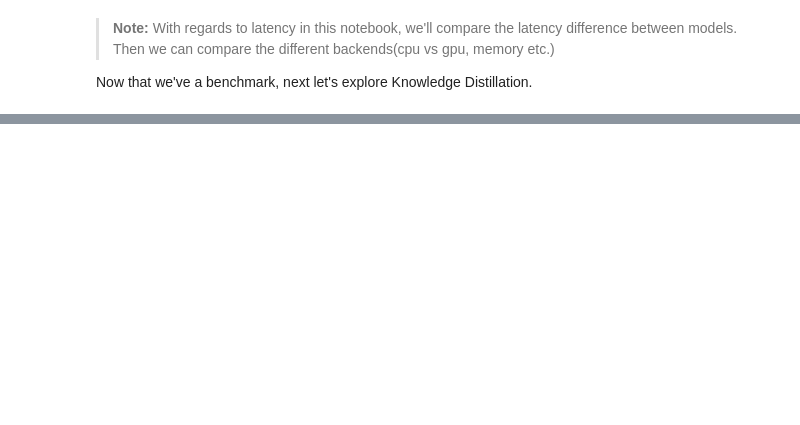
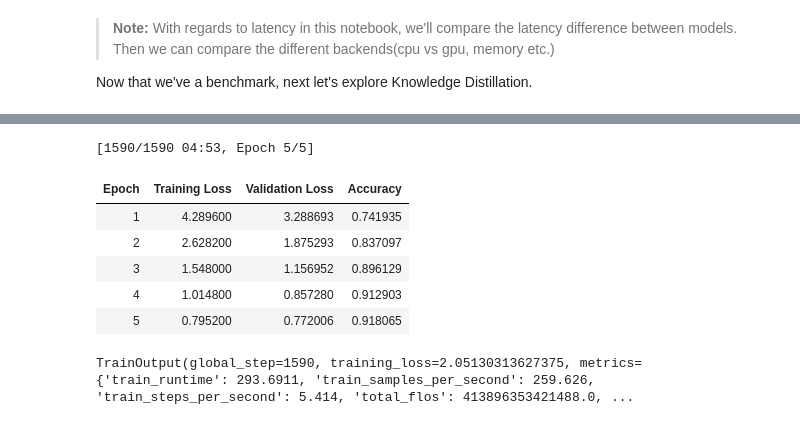
Before and after one commit to JpChii/nlp-with-hugging-face, a Jupyter notebook: notebooks/8-Making-transformers-efficient-in-production.ipynb, the cells around one changed output, grey strips where cells are left out. Cells and saved outputs as stored; diff of their text form; code cells hidden in the pictures; blank space fills up the shorter version.

```diff
--- a/notebooks/8-Making-transformers-efficient-in-production.ipynb
+++ b/notebooks/8-Making-transformers-efficient-in-production.ipynb
@@ -403,0 +602,14 @@ We already have a fine-tuned BERT model, let's use knowledge distillation to fin
+# %%
+# Let's create a config for student model
+id2label = pipe.model.config.id2label
+label2id = pipe.model.config.label2id
+num_labels = intents.num_classes
+
+from transformers import AutoConfig
+student_config = AutoConfig.from_pretrained(
+  student_ckpt,
+  num_labels=num_labels,
+  id2label=id2label,
+  label2id=label2id,
+)
+vars(student_config)
@@ -403,0 +652,11 @@ We already have a fine-tuned BERT model, let's use knowledge distillation to fin
+# %%
+# Start training
+distilbert_trainer = DistillationTrainer(
+  model_init=student_init,
+  teacher_model=teacher_model,
+  args=student_training_args,
+  train_dataset=clinc_enc["train"],
+  eval_dataset=clinc_enc["validation"],
+  compute_metrics=compute_metrics,
+  tokenizer=student_tokenizer,
+)
@@ -403,0 +678,11 @@ We already have a fine-tuned BERT model, let's use knowledge distillation to fin
+# %%
+distilbert_trainer.train()
+# %% [output]
+[1590/1590 04:53, Epoch 5/5]
+| Epoch | Training Loss | Validation Loss | Accuracy |
+| 1 | 4.289600 | 3.288693 | 0.741935 |
+| 2 | 2.628200 | 1.875293 | 0.837097 |
+| 3 | 1.548000 | 1.156952 | 0.896129 |
+| 4 | 1.014800 | 0.857280 | 0.912903 |
+| 5 | 0.795200 | 0.772006 | 0.918065 |
+TrainOutput(global_step=1590, training_loss=2.05130313627375, metrics={'train_runtime': 293.6911, 'train_samples_per_second': 259.626, 'train_steps_per_second': 5.414, 'total_flos': 413896353421488.0, ...
```
Also changed, not shown: parts of 63 cells of this notebook, 1 other file.
